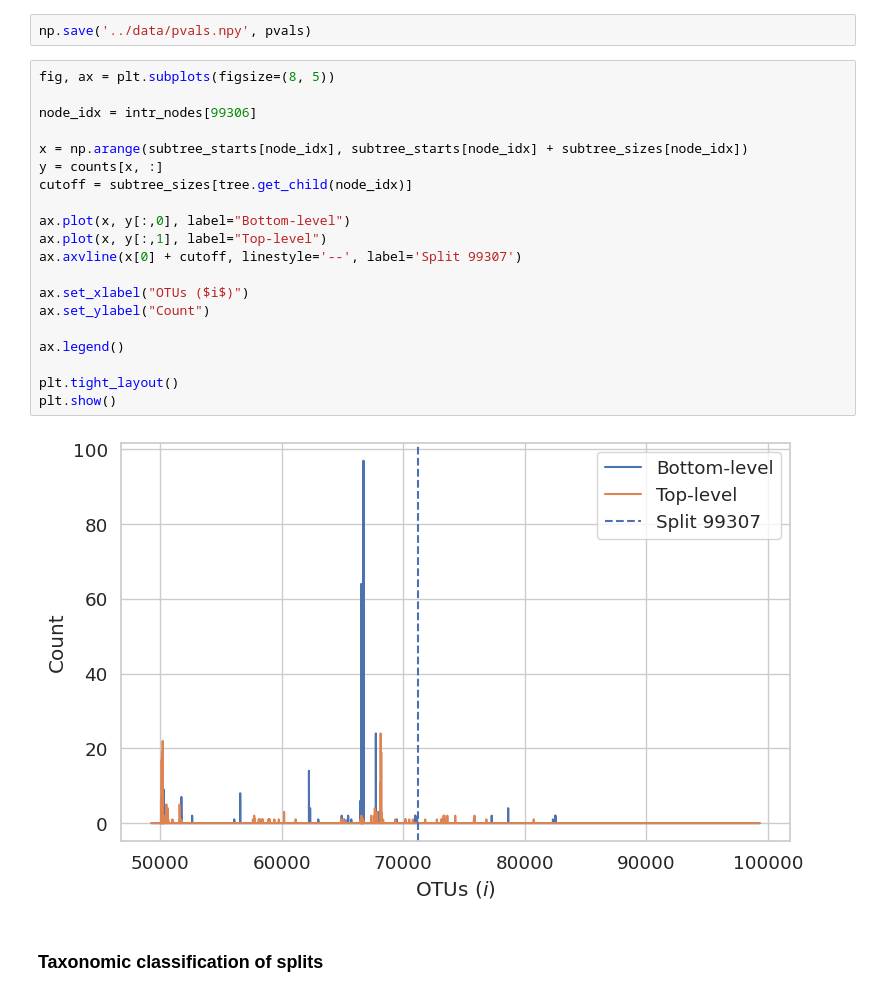
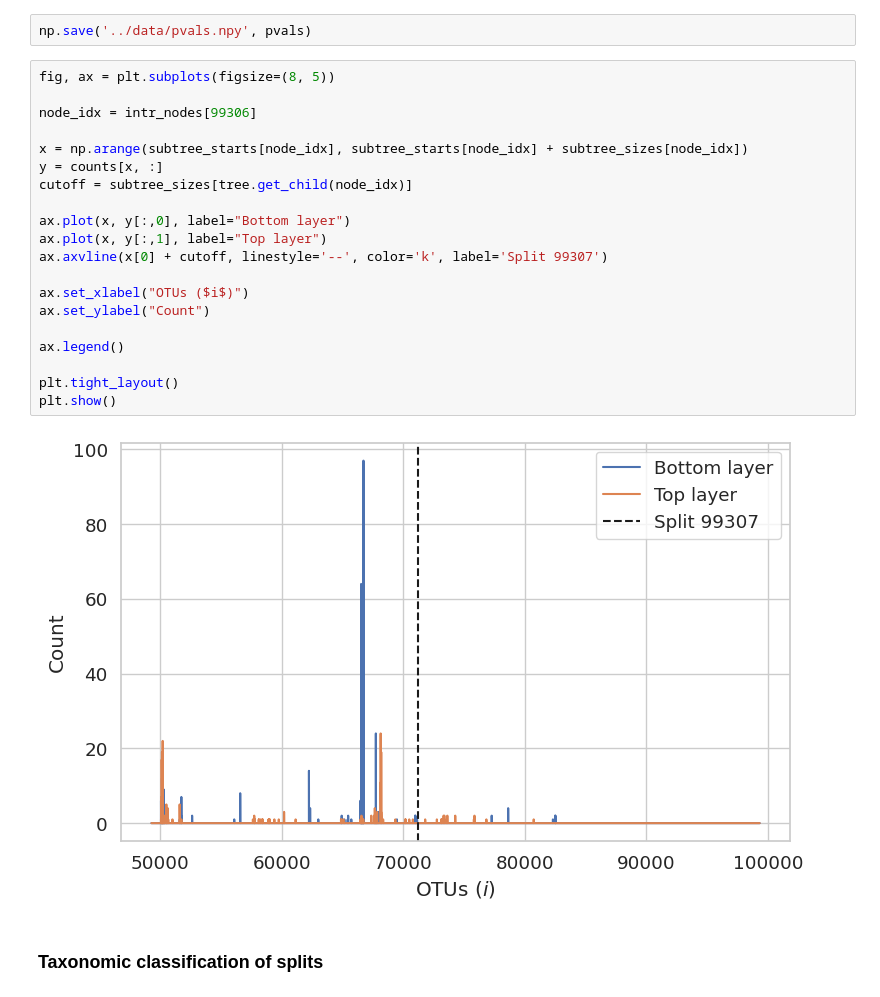
Before and after one commit to spsvihla/pcms, a Jupyter notebook: notebooks/guerrero_negro_example.ipynb, the cells around one changed output. Cells and saved outputs as stored; diff of their text form.

```diff
--- a/notebooks/guerrero_negro_example.ipynb
+++ b/notebooks/guerrero_negro_example.ipynb
@@ -521,25 +524,25 @@ np.save('../data/pvals.npy', pvals)
 # %%
 fig, ax = plt.subplots(figsize=(8, 5))
 
 node_idx = intr_nodes[99306]
 
 x = np.arange(subtree_starts[node_idx], subtree_starts[node_idx] + subtree_sizes[node_idx])
 y = counts[x, :]
 cutoff = subtree_sizes[tree.get_child(node_idx)]
 
-ax.plot(x, y[:,0], label="Bottom-level")
-ax.plot(x, y[:,1], label="Top-level")
-ax.axvline(x[0] + cutoff, linestyle='--', label='Split 99307')
+ax.plot(x, y[:,0], label="Bottom layer")
+ax.plot(x, y[:,1], label="Top layer")
+ax.axvline(x[0] + cutoff, linestyle='--', color='k', label='Split 99307')
 
 ax.set_xlabel("OTUs ($i$)")
 ax.set_ylabel("Count")
 
 ax.legend()
 
 plt.tight_layout()
 plt.show()
 # %% [output]
-[figure, old version]
+[figure, new version]
 # %% [markdown]
 ### Taxonomic classification of splits
 # %%
```
Also changed, not shown: parts of 2 cells of this notebook, 1 other file.
